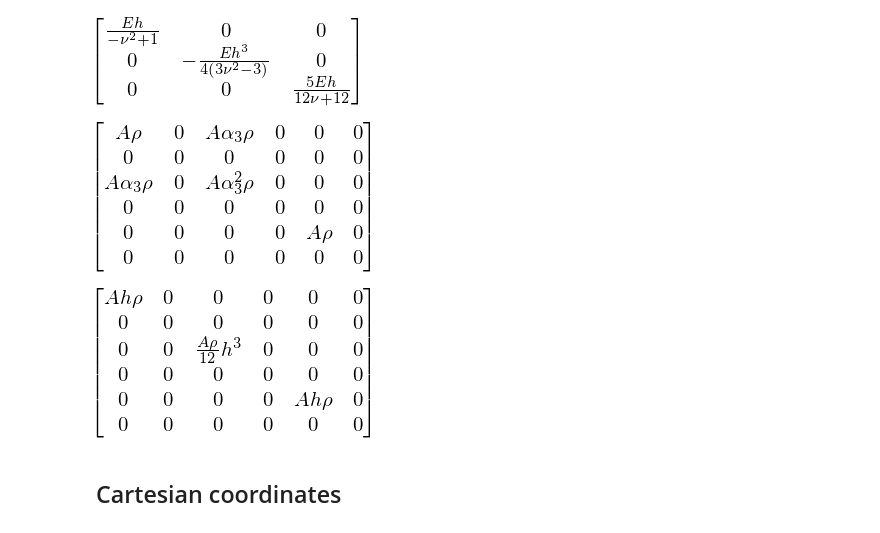
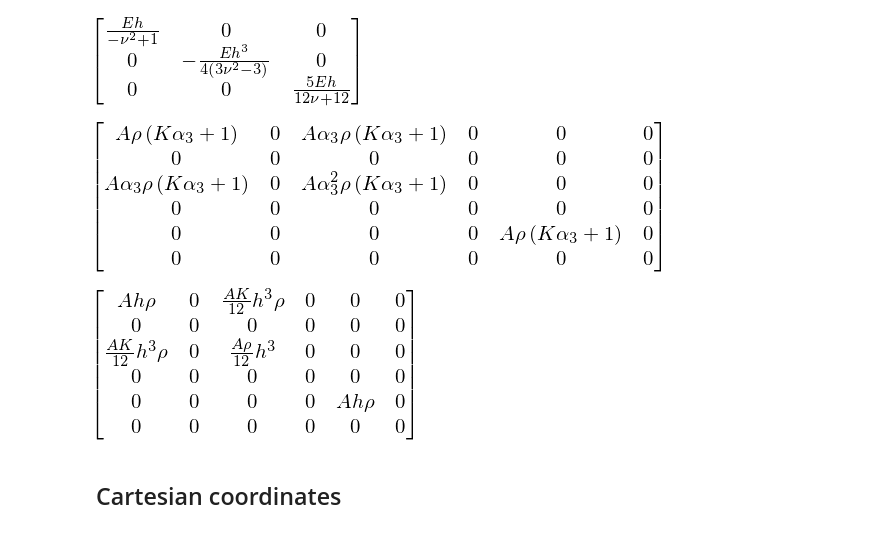
Before and after one commit to tarashor/vibrations, a Jupyter notebook: py/notebooks/LinearSolShellsFEM.ipynb, the cells around one changed output. Cells and saved outputs as stored; diff of their text form; code cells hidden in the pictures.

```diff
--- a/py/notebooks/LinearSolShellsFEM.ipynb
+++ b/py/notebooks/LinearSolShellsFEM.ipynb
@@ -141,15 +141,15 @@ integrate(AT,(alpha3, -h/2, h/2))
 [figure]
 # %%
 M=Matrix([[rho, 0, 0, 0, 0, 0, 0, 0, 0, 0, 0, 0], [0, 0, 0, 0, 0, 0, 0, 0, 0, 0, 0, 0], [0, 0, 0, 0, 0, 0, 0, 0, 0, 0, 0, 0], [0, 0, 0, 0, 0, 0, 0, 0, 0, 0, 0, 0], [0, 0, 0, 0, rho, 0, 0, 0, 0, 0, 0, 0], [0, 0, 0, 0, 0, 0, 0, 0, 0, 0, 0, 0], [0, 0, 0, 0, 0, 0, 0, 0, 0, 0, 0, 0], [0, 0, 0, 0, 0, 0, 0, 0, 0, 0, 0, 0], [0, 0, 0, 0, 0, 0, 0, 0, rho, 0, 0, 0], [0, 0, 0, 0, 0, 0, 0, 0, 0, 0, 0, 0], [0, 0, 0, 0, 0, 0, 0, 0, 0, 0, 0, 0], [0, 0, 0, 0, 0, 0, 0, 0, 0, 0, 0, 0]])
-M=T.T*M*T*A
+M=T.T*M*T*A*(1+alpha3*K)
 M
 # %% [output]
-[figure, old version]
+[figure, new version]
 # %%
 M_in = integrate(M,(alpha3, -h/2, h/2))
 M_in
 # %% [output]
-[figure, old version]
+[figure, new version]
 # %% [markdown]
 ## Cartesian coordinates
 # %%
```
Also changed, not shown: parts of 3 cells of this notebook.
